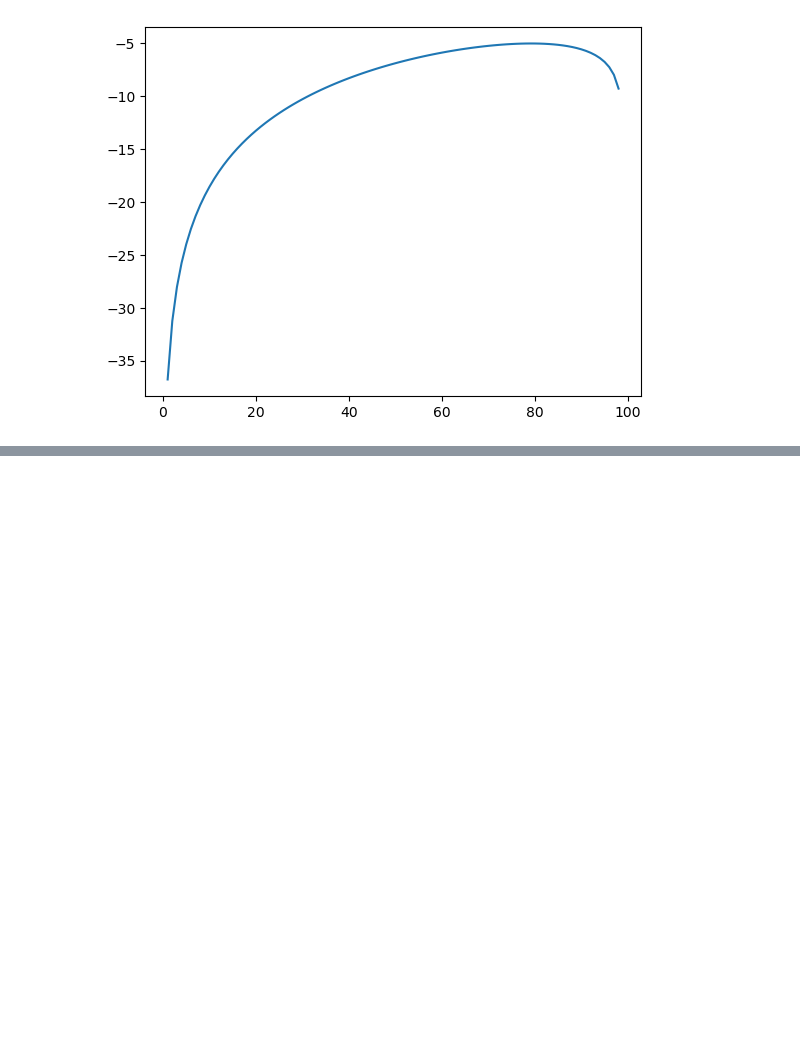
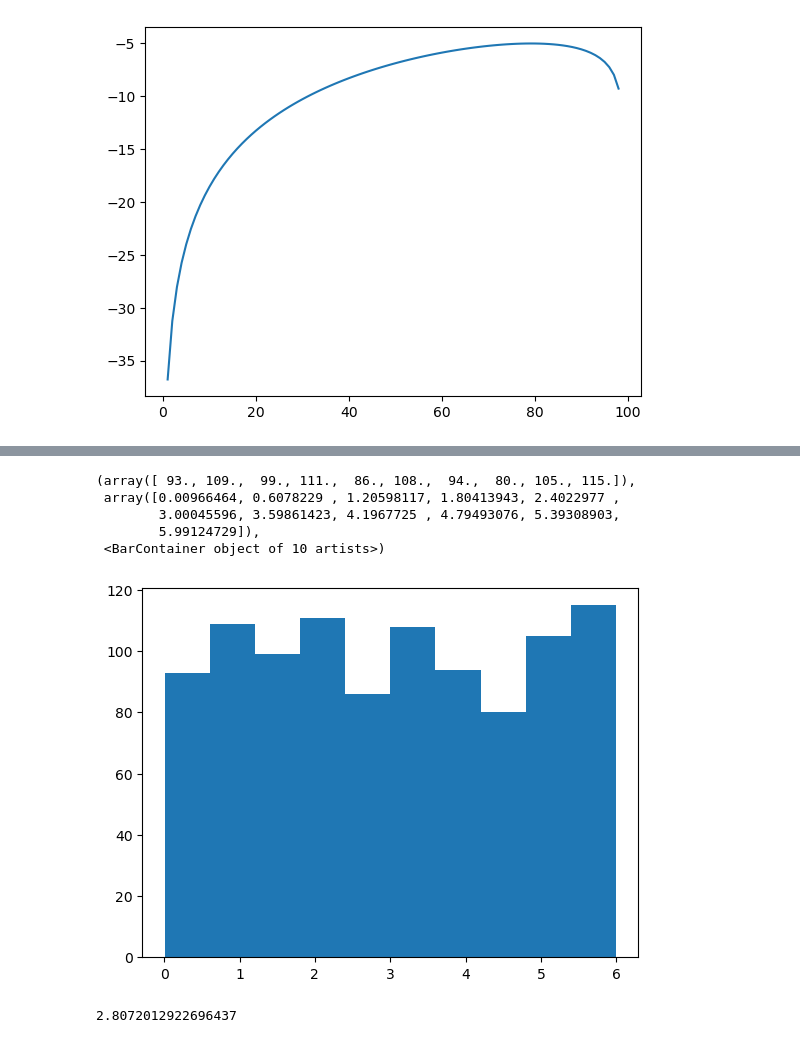
Before and after one commit to yoon0718/kepco, a Jupyter notebook: python/MachineLearning.ipynb, the cells around one changed output, grey strips where cells are left out. Saved outputs shown, nothing was run; the diff lists cells and outputs as text; code cells hidden in the pictures; blank space fills up the shorter version.

```diff
--- a/python/MachineLearning.ipynb
+++ b/python/MachineLearning.ipynb
@@ -340,3 +340,5 @@ plt.plot(8*np.log(p) + 2*np.log(1-p))
 # %% [output]
 [<matplotlib.lines.Line2D at 0x...>]
 [figure]
+# %%
+x = np.random.uniform(0 ,6, 1000)
@@ -342,0 +365,13 @@ plt.plot(8*np.log(p) + 2*np.log(1-p))
+# %%
+plt.hist(x)
+# %% [output]
+(array([ 93., 109.,  99., 111.,  86., 108.,  94.,  80., 105., 115.]),
+ array([0.00966464, 0.6078229 , 1.20598117, 1.80413943, 2.4022977 ,
+        3.00045596, 3.59861423, 4.1967725 , 4.79493076, 5.39308903,
+        5.99124729]),
+ <BarContainer object of 10 artists>)
+[figure, added]
+# %%
+np.mean(np.random.choice(x, 30))
+# %% [output]
+2.8072012922696437
```
Also changed, not shown: parts of 28 cells of this notebook.
